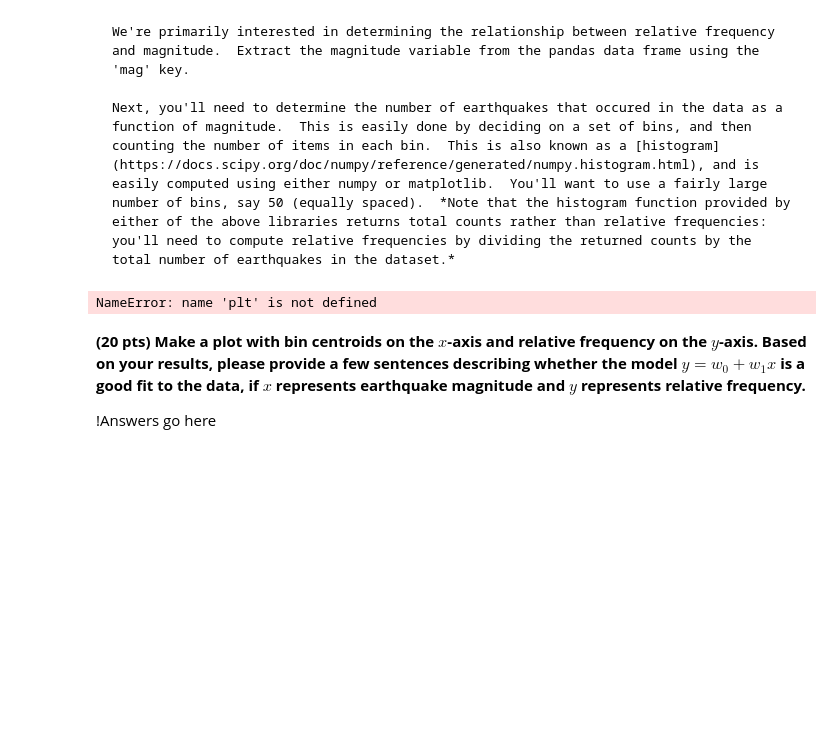
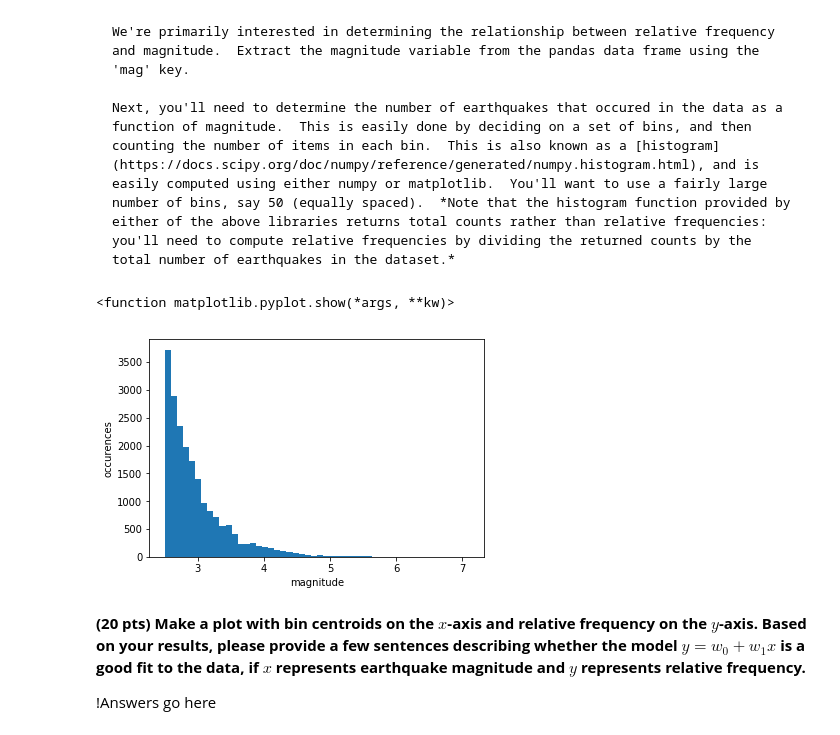
Before and after one commit to UM-CSCI-447-547-Fall-2019/homework-1-papermachine, a Jupyter notebook: Homework-1.ipynb, the cells around one changed output. Saved outputs shown, nothing was run; the diff lists cells and outputs as text; code cells hidden in the pictures; blank space fills up the shorter version.

````diff
--- a/Homework-1.ipynb
+++ b/Homework-1.ipynb
@@ -60,10 +61,14 @@ Next, you'll need to determine the number of earthquakes that occured in the dat
 ```
 # %%
 magnitudeframe = pnw_quakes.get(['time','mag'])
-mplot.hist(magnitudeframe.get('mag'), 50)
-plt.show
+pyplt.hist(magnitudeframe.get('mag'), bins=50)
+pyplt.title('Quake Frequencies on the US West Coast from the Previous Two Years'
+pyplt.xlabel('magnitude')
+pyplt.ylabel('occurences')
+pyplt.show
 # %% [output]
-NameError: name 'plt' is not defined
+<function matplotlib.pyplot.show(*args, **kw)>
+[figure, added]
 # %% [markdown]
 **(20 pts) Make a plot with bin centroids on the $x$-axis and relative frequency on the $y$-axis.  Based on your results, please provide a few sentences describing whether the model $y = w_0 + w_1 x$ is a good fit to the data, if $x$ represents earthquake magnitude and $y$ represents relative frequency.**
 
````
Also changed, not shown: parts of 1 cell of this notebook.
